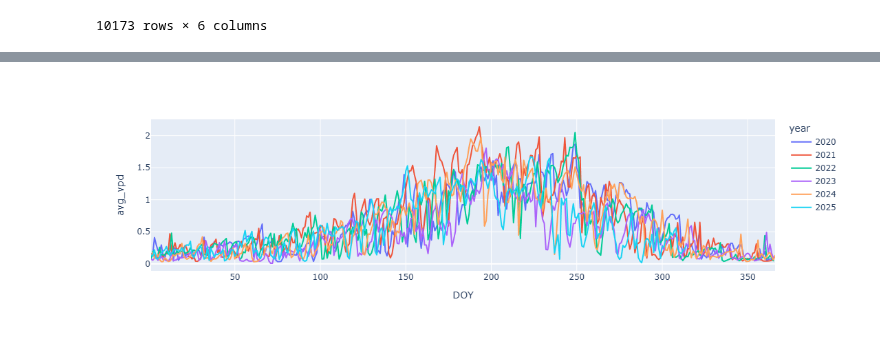
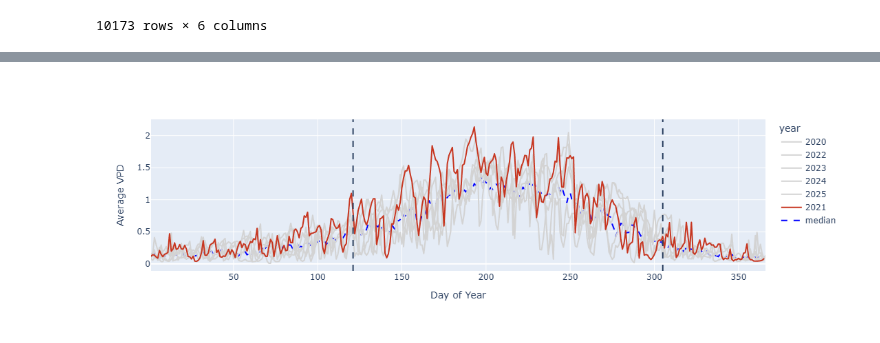
Before and after one commit to jnatali/sagehen_meadows, a Jupyter notebook: scripts/climate/VPD_long_term_analysis.ipynb, the cells around one changed output, grey strips where cells are left out. Cells and saved outputs as stored; diff of their text form; code cells hidden in the pictures.

```diff
--- a/scripts/climate/VPD_long_term_analysis.ipynb
+++ b/scripts/climate/VPD_long_term_analysis.ipynb
@@ -182,3 +176,6 @@ grouped_weather
 | 10173 | 2025-11-09 | 0.001293 | 1.322354 | 0.236192 | 313 | 2025 |
 | 10174 | 2025-11-10 | 0.001123 | 1.539730 | 0.284501 | 314 | 2025 |
 10173 rows × 6 columns
+# %%
+median_VPD_by_DOY = grouped_weather.groupby('DOY', as_index=False).agg(doy_median=('avg_vpd', 'median'))
+median_VPD_by_DOY
@@ -185,6 +196,29 @@ grouped_weather
 # %%
-grouped_2020 = grouped_weather[grouped_weather['year'] > 2019]
+grouped_weather_2020 = grouped_weather[(grouped_weather['year'] >= 2020)]
+grouped_weather_2010 = grouped_weather[(grouped_weather['year'] >= 2010)]
 # %%
-px.line(grouped_2020, x='DOY', y='avg_vpd', color='year')
+fig = px.line(grouped_weather_2020, x='DOY', y='avg_vpd', color='year')
+
+traces = list(fig.data)
+fig.data = [t for t in traces if t.name != '2021'] + [t for t in traces if t.name == '2021']
+for trace in traces:
+    if trace.name != '2021':
+        trace.line.color = 'lightgrey'
+    else:
+        trace.line.color = '#c73620'
+
+fig.add_scatter(
+    x=median_VPD_by_DOY['DOY'],
+    y=median_VPD_by_DOY['doy_median'],
+    mode='lines',
+    line=dict(color="blue", width=2, dash="dash"),
+    name='median'
+)
+
+fig.add_vline(x='121', line_dash='dash')
+fig.add_vline(x='305', line_dash='dash')
+
+fig.update_layout(xaxis_title='Day of Year', yaxis_title='Average VPD')
+fig.show()
 # %% [output]
-[figure, old version]
+[figure, new version]
```
Also changed, not shown: parts of 8 cells of this notebook, 1 other file.
